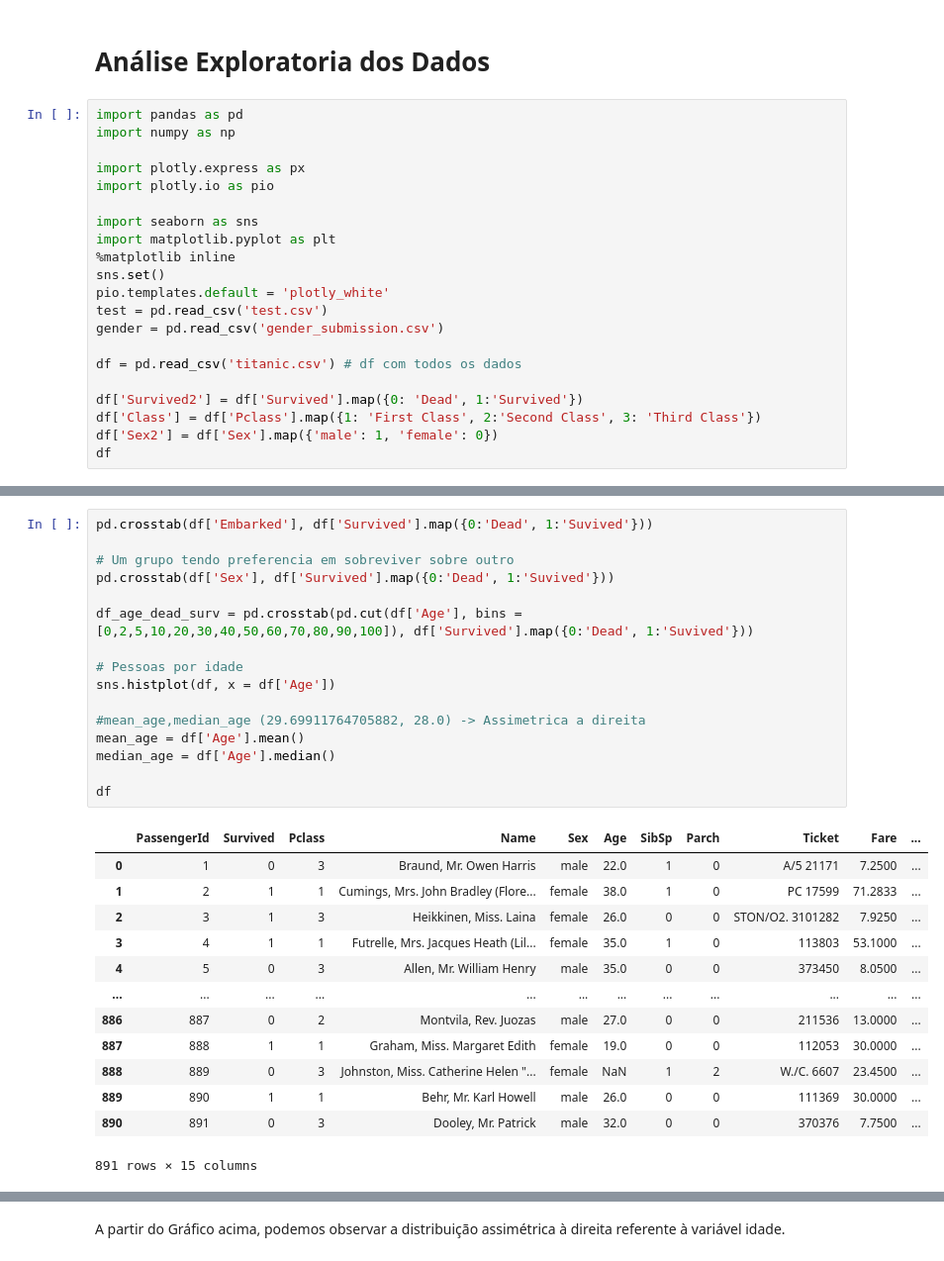
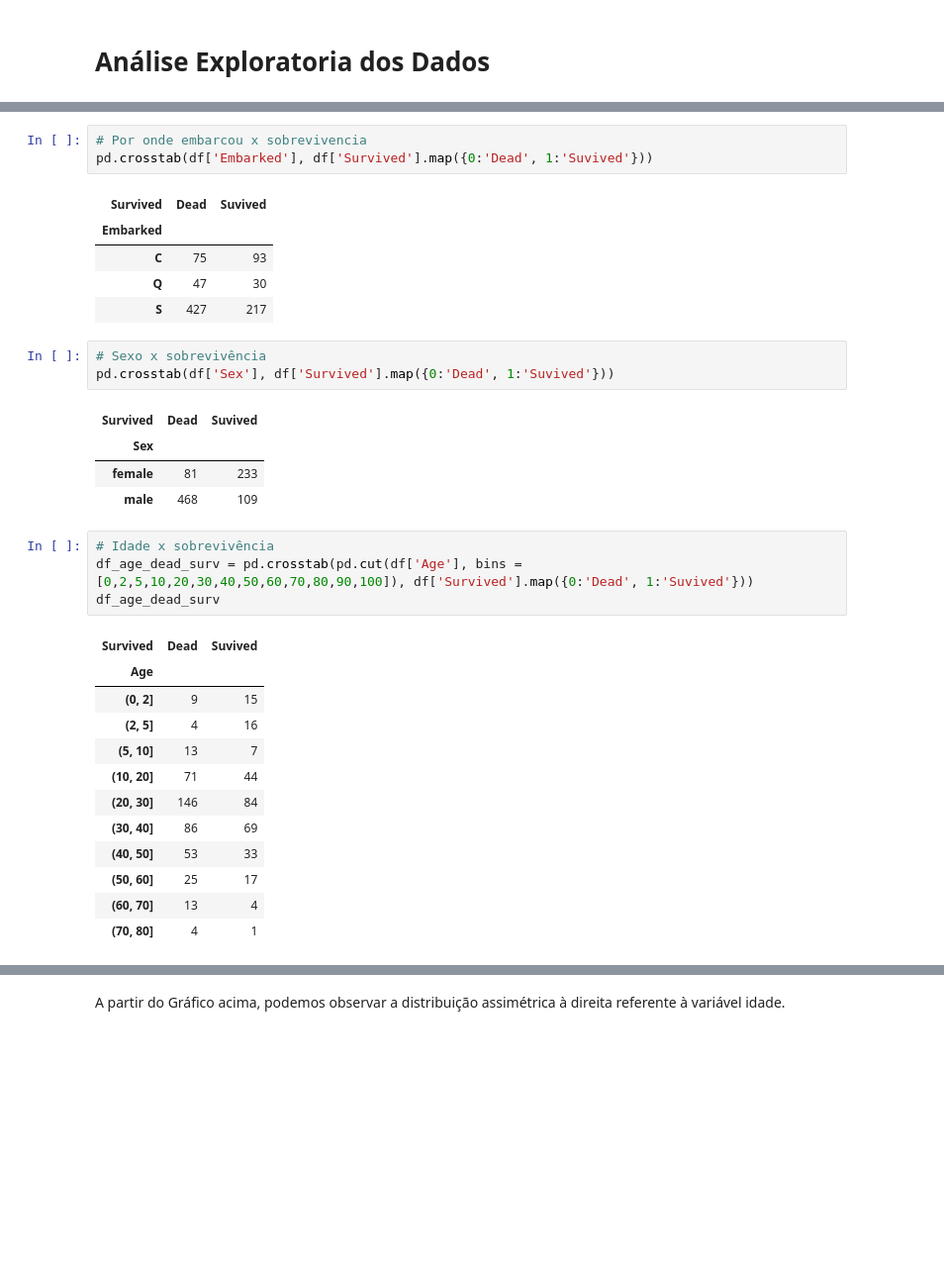
Before and after one commit to Alexandre-Leal/Projetos_iniciais, a Jupyter notebook: Titanic/Titanic.ipynb, the cells around one changed output, grey strips where cells are left out. Shown at 99% size. Cells and saved outputs as stored; diff of their text form; blank space fills up the shorter version.

```diff
--- a/Titanic/Titanic.ipynb
+++ b/Titanic/Titanic.ipynb
@@ -1,23 +48,2 @@
 # %% [markdown]
 # Análise Exploratoria dos Dados
-# %%
-import pandas as pd
-import numpy as np
-
-import plotly.express as px
-import plotly.io as pio
-
-import seaborn as sns
-import matplotlib.pyplot as plt
-%matplotlib inline
-sns.set()
-pio.templates.default = 'plotly_white'
-test = pd.read_csv('test.csv')
-gender = pd.read_csv('gender_submission.csv')
-
-df = pd.read_csv('titanic.csv') # df com todos os dados
-
-df['Survived2'] = df['Survived'].map({0: 'Dead', 1:'Survived'})
-df['Class'] = df['Pclass'].map({1: 'First Class', 2:'Second Class', 3: 'Third Class'})
-df['Sex2'] = df['Sex'].map({'male': 1, 'female': 0})
-df
@@ -38,30 +50,34 @@ df
+# %%
+# Por onde embarcou x sobrevivencia
+pd.crosstab(df['Embarked'], df['Survived'].map({0:'Dead', 1:'Suvived'}))
+# %% [output]
+| Survived | Dead | Suvived |
+| Embarked |  |  |
+| C | 75 | 93 |
+| Q | 47 | 30 |
+| S | 427 | 217 |
+# %%
+# Sexo x sobrevivência
+pd.crosstab(df['Sex'], df['Survived'].map({0:'Dead', 1:'Suvived'}))
+# %% [output]
+| Survived | Dead | Suvived |
+| Sex |  |  |
+| female | 81 | 233 |
+| male | 468 | 109 |
 # %%
-pd.crosstab(df['Embarked'], df['Survived'].map({0:'Dead', 1:'Suvived'}))
-
-# Um grupo tendo preferencia em sobreviver sobre outro
-pd.crosstab(df['Sex'], df['Survived'].map({0:'Dead', 1:'Suvived'}))
-
+# Idade x sobrevivência
 df_age_dead_surv = pd.crosstab(pd.cut(df['Age'], bins = [0,2,5,10,20,30,40,50,60,70,80,90,100]), df['Survived'].map({0:'Dead', 1:'Suvived'}))
-
-# Pessoas por idade
-sns.histplot(df, x = df['Age'])
-
-#mean_age,median_age (29.69911764705882, 28.0) -> Assimetrica a direita
-mean_age = df['Age'].mean()
-median_age = df['Age'].median()
-
-df
+df_age_dead_surv
 # %% [output]
-|  | PassengerId | Survived | Pclass | Name | Sex | Age | SibSp | Parch | Ticket | Fare | ... |
-| 0 | 1 | 0 | 3 | Braund, Mr. Owen Harris | male | 22.0 | 1 | 0 | A/5 21171 | 7.2500 | ... |
-| 1 | 2 | 1 | 1 | Cumings, Mrs. John Bradley (Flore... | female | 38.0 | 1 | 0 | PC 17599 | 71.2833 | ... |
-| 2 | 3 | 1 | 3 | Heikkinen, Miss. Laina | female | 26.0 | 0 | 0 | STON/O2. 3101282 | 7.9250 | ... |
-| 3 | 4 | 1 | 1 | Futrelle, Mrs. Jacques Heath (Lil... | female | 35.0 | 1 | 0 | 113803 | 53.1000 | ... |
-| 4 | 5 | 0 | 3 | Allen, Mr. William Henry | male | 35.0 | 0 | 0 | 373450 | 8.0500 | ... |
-| ... | ... | ... | ... | ... | ... | ... | ... | ... | ... | ... | ... |
-| 886 | 887 | 0 | 2 | Montvila, Rev. Juozas | male | 27.0 | 0 | 0 | 211536 | 13.0000 | ... |
-| 887 | 888 | 1 | 1 | Graham, Miss. Margaret Edith | female | 19.0 | 0 | 0 | 112053 | 30.0000 | ... |
-| 888 | 889 | 0 | 3 | Johnston, Miss. Catherine Helen "... | female | NaN | 1 | 2 | W./C. 6607 | 23.4500 | ... |
-| 889 | 890 | 1 | 1 | Behr, Mr. Karl Howell | male | 26.0 | 0 | 0 | 111369 | 30.0000 | ... |
-| 890 | 891 | 0 | 3 | Dooley, Mr. Patrick | male | 32.0 | 0 | 0 | 370376 | 7.7500 | ... |
+| Survived | Dead | Suvived |
+| Age |  |  |
+| (0, 2] | 9 | 15 |
+| (2, 5] | 4 | 16 |
+| (5, 10] | 13 | 7 |
+| (10, 20] | 71 | 44 |
+| (20, 30] | 146 | 84 |
+| (30, 40] | 86 | 69 |
+| (40, 50] | 53 | 33 |
+| (50, 60] | 25 | 17 |
+| (60, 70] | 13 | 4 |
+| (70, 80] | 4 | 1 |
-891 rows × 15 columns
```
Also changed, not shown: parts of 46 cells of this notebook, 1 other file.
